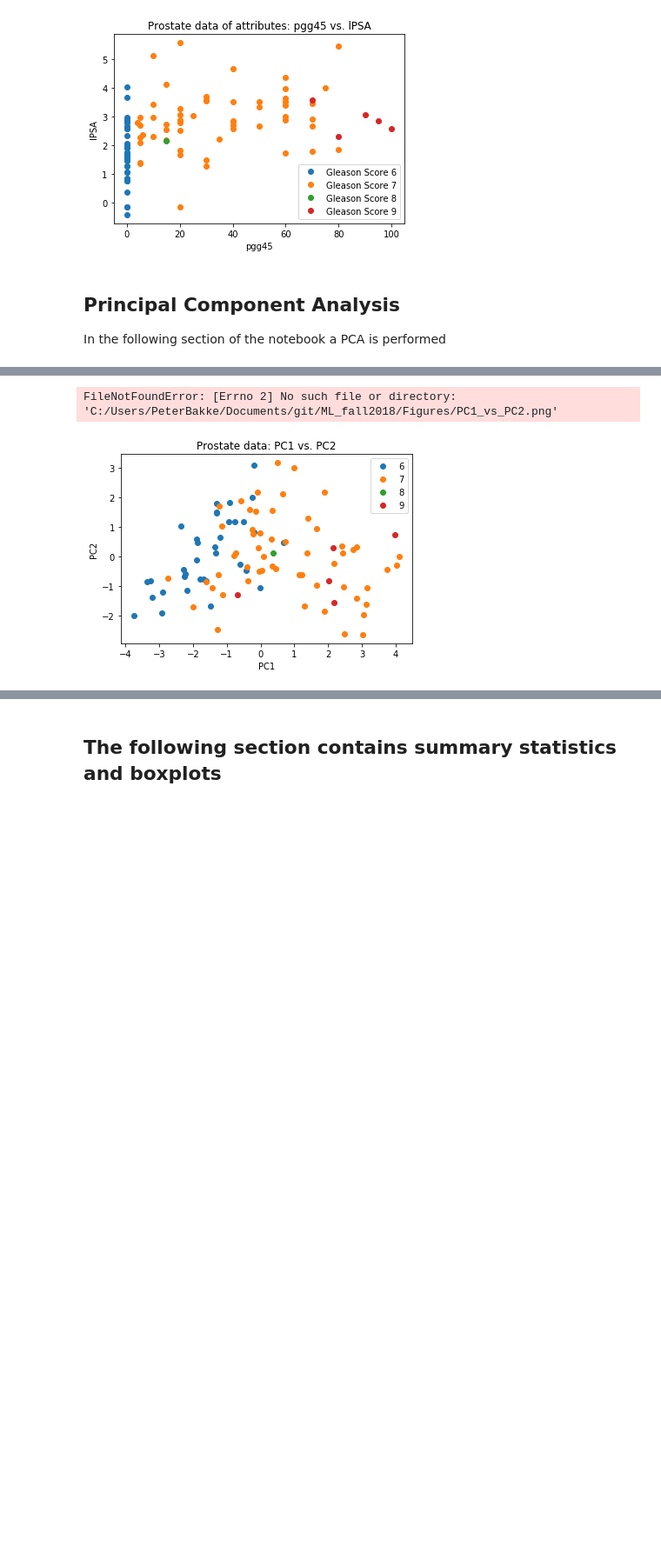
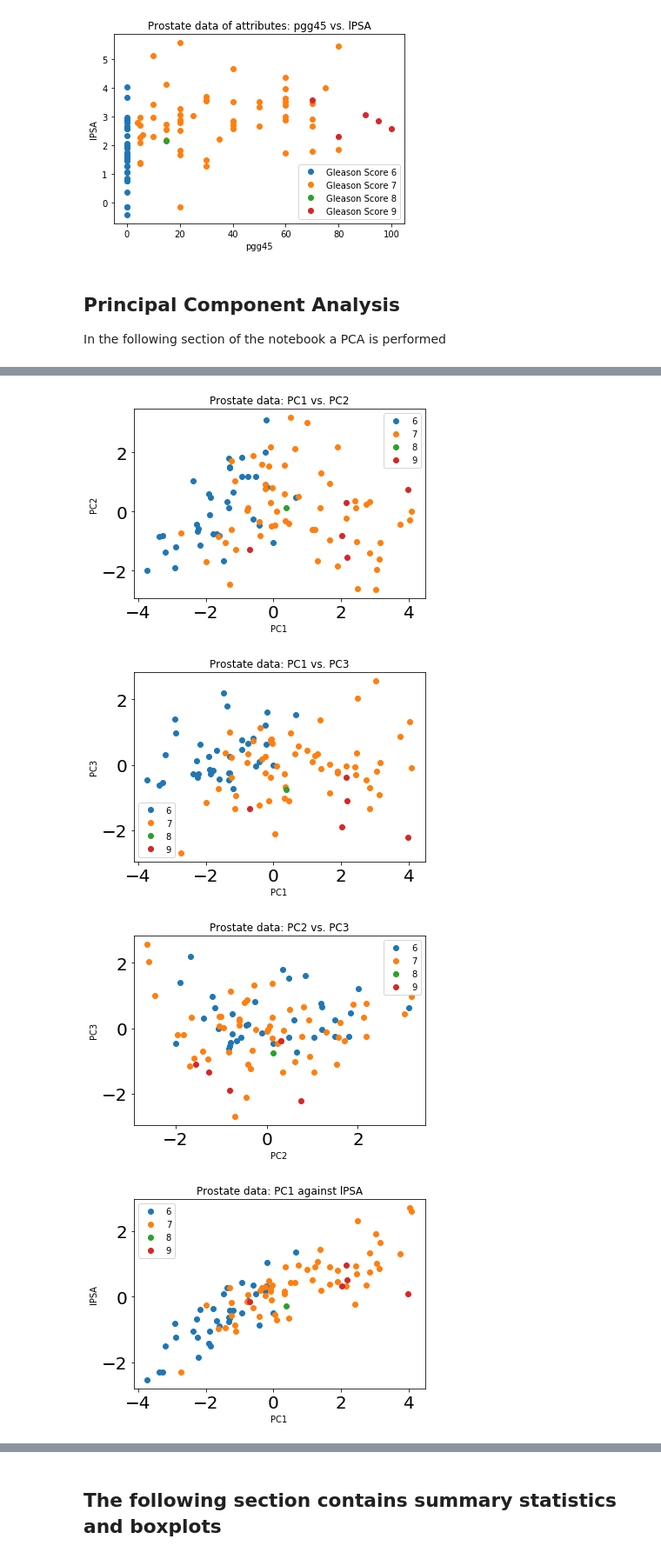
Before and after one commit to gretatuckute/ML_fall2018, a Jupyter notebook: ML_Report_1.ipynb, the cells around one changed output, grey strips where cells are left out. Shown at 87% size. Drawn from its saved outputs; the diff is of its cells as text; code cells hidden in the pictures; blank space fills up the shorter version.

```diff
--- a/ML_Report_1.ipynb
+++ b/ML_Report_1.ipynb
@@ -40,9 +40,9 @@ def DataLoader(path, sheet):
     return out
 # %%
 # Specify path and sheet name in the prostate workbook
-#filePath = 'C:/Users/PeterBakke/Documents/git/ML_fall2018/Data/Prostate.xlsx'
+filePath = 'C:/Users/PeterBakke/Documents/git/ML_fall2018/Data/Prostate.xlsx'
 #filePath = 'C:/Users/Greta/Documents/Github/ML_fall2018/Data/Prostate.xlsx'
-filePath = 'C:/Users/narisa/Documents/GitHub/ML_fall2018/Data/Prostate.xlsx'
+#filePath = 'C:/Users/narisa/Documents/GitHub/ML_fall2018/Data/Prostate.xlsx'
 sheet = 'Sheet1'
 # %%
 # load prostate data into dataFrame
@@ -169,6 +167,33 @@ plt.legend(classNames)
 plt.xlabel('PC{0}'.format(ii+1))
 plt.ylabel('PC{0}'.format(jj+1))
 plt.savefig("C:/Users/PeterBakke/Documents/git/ML_fall2018/Figures/" + 'PC{0}'.format(ii+1) +  "_vs_" + 'PC{0}'.format(jj+1) + ".png")
+
+# Plot PCA of the data
+f = plt.figure()
+plt.title('Prostate data: PC' + str(ii+1) + ' vs. '+ 'PC' + str(jj+2))
+#Z = array(Z)
+for c in range(C):
+    # select indices belonging to class c:
+    class_mask = y==c
+    plt.plot(Z[class_mask,ii], Z[class_mask,jj+1], 'o')
+plt.legend(classNames)
+plt.xlabel('PC{0}'.format(ii+1))
+plt.ylabel('PC{0}'.format(jj+2))
+plt.savefig("C:/Users/PeterBakke/Documents/git/ML_fall2018/Figures/" + 'PC{0}'.format(ii+1) +  "_vs_" + 'PC{0}'.format(jj+2) + ".png")
+
+# Plot PCA of the data
+f = plt.figure()
+plt.title('Prostate data: PC' + str(ii+2) + ' vs. '+ 'PC' + str(jj+2))
+#Z = array(Z)
+for c in range(C):
+    # select indices belonging to class c:
+    class_mask = y==c
+    plt.plot(Z[class_mask,ii+1], Z[class_mask,jj+1], 'o')
+plt.legend(classNames)
+plt.xlabel('PC{0}'.format(ii+2))
+plt.ylabel('PC{0}'.format(jj+2))
+plt.savefig("C:/Users/PeterBakke/Documents/git/ML_fall2018/Figures/" + 'PC{0}'.format(ii+2) +  "_vs_" + 'PC{0}'.format(jj+2) + ".png")
+
 
 # Plot PCA_ii of the data against lpsa
 f = plt.figure()
@@ -202,32 +227,34 @@ f = plt.figure()
 plt.title('Prostate data: PC' + str(ii+3) + ' against lPSA')
 #Z = array(Z)
 for c in range(C):
     # select indices belonging to class c:
     class_mask = y==c
     plt.plot(Z[class_mask,ii+2], Y[class_mask,7], 'o')
 plt.legend(classNames)
 plt.xlabel('PC{0}'.format(ii+3))
 plt.ylabel('lPSA')
 plt.savefig("C:/Users/PeterBakke/Documents/git/ML_fall2018/Figures/" + 'PC{0}'.format(ii+3) +  "_vs_" + "lPSA.png")
 
 
 
 # Plot PCA_ii of the data against Gleason
 f = plt.figure()
 plt.title('Prostate data: PC' + str(ii+1) + ' against PGG45')
 #Z = array(Z)
 for c in range(C):
     # select indices belonging to class c:
     class_mask = y==c
     plt.plot(Z[class_mask,ii], Y[class_mask,6], 'o')
 plt.legend(classNames)
 plt.xlabel('PC{0}'.format(ii+1))
 plt.ylabel('PGG45')
 plt.savefig("C:/Users/PeterBakke/Documents/git/ML_fall2018/Figures/" + 'PC{0}'.format(ii+1) +  "_vs_" + "PGG45.png")
 
 
 # Output result to screen
 plt.show()
 # %% [output]
-FileNotFoundError: [Errno 2] No such file or directory: 'C:/Users/PeterBakke/Documents/git/ML_fall2018/Figures/PC1_vs_PC2.png'
-[figure, old version]
+[figure, new version]
+[figure, added]
+[figure, added]
+[figure, added]
```
Also changed, not shown: parts of 6 cells of this notebook, 8 other files.
